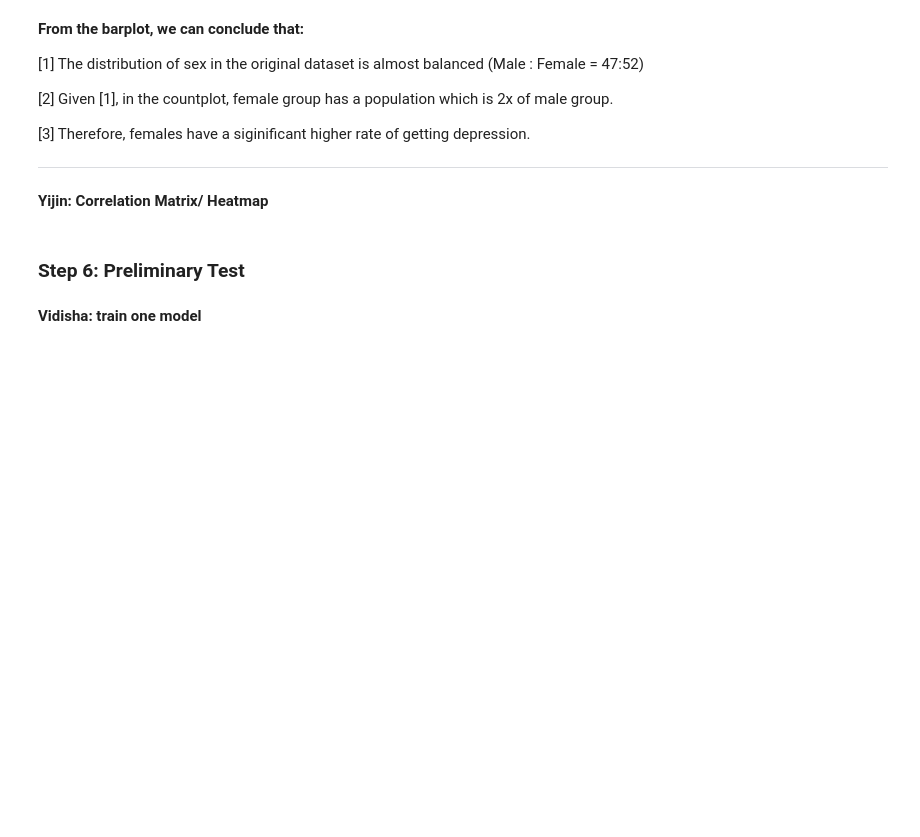
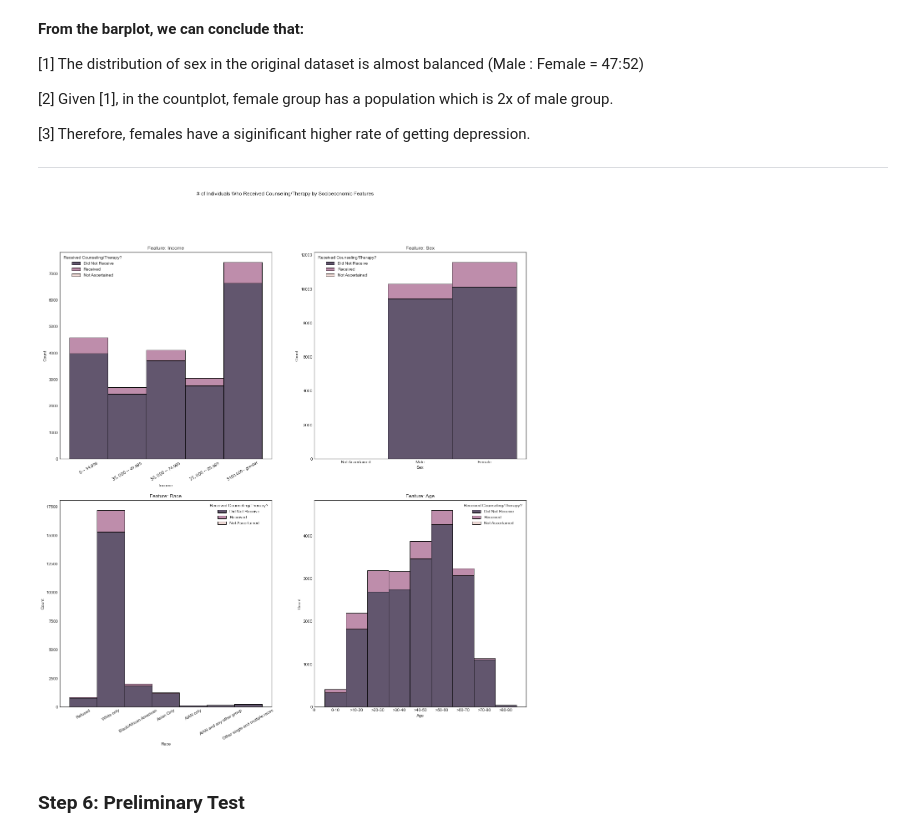
Before and after one commit to vidishac/Data_Mining_Project, a Jupyter notebook: Data_Cleaning_Project.ipynb, the cells around one changed output. Saved outputs shown, nothing was run; the diff lists cells and outputs as text; code cells hidden in the pictures; blank space fills up the shorter version.

```diff
--- a/Data_Cleaning_Project.ipynb
+++ b/Data_Cleaning_Project.ipynb
@@ -322,9 +326,52 @@ plt.xticks([0,1], ['Male','Female'])
 [3] Therefore, females have a siginificant higher rate of getting depression.
 
 ---
-# %% [markdown]
-**Yijin: Correlation Matrix/ Heatmap**
+# %%
+df_graph = df_cate.copy()
+df_graph[rv_cat['Variable Names'].tolist()] = df_graph[rv_cat['Variable Names'].tolist()].replace(100, 0)
+
+fig, axes = plt.subplots(2, 2, figsize=(20,20))
+fig.suptitle('# of Individuals Who Received Counseling/Therapy by Socioeconomic Features')
+ax1 = sns.histplot(ax=axes[0,0], multiple="stack", discrete=True, x="INCGRP_A",
+                   hue="MHTHRPY_A", data=df_graph, stat="count", legend=False)
+ax1.legend(title='Received Counseling/Therapy?', labels = ['Did Not Receive', 'Received', 'Not Ascertained'])
+labels = ['Not Ascertained','$0 - $34,999','$35,000 - $49,999','$50,000 - $74,999','$75,000 - $99,999','$100,000 - greater']
+ax1.set_xticklabels(labels, rotation=30);
+ax1.set_title('Feature: Income')
+ax1.set_xlabel('Income')
+
+ax2 = sns.histplot(ax=axes[0,1], multiple="stack", discrete=True, x="SEX_A",
+                   hue="MHTHRPY_A", data=df_graph, stat="count", legend=False)
+ax2.legend(title='Received Counseling/Therapy?', labels = ['Did Not Receive', 'Received', 'Not Ascertained'])
+ax2.xaxis.set_ticks(np.arange(0, 3, 1))
+labels = ["Not Ascertained", "Male", "Female"]
+ax2.set_xticklabels(labels);
+ax2.set_title('Feature: Sex')
+ax2.set_xlabel('Sex')
+
+ax3 = sns.histplot(ax=axes[1,0], multiple="stack", discrete=True, x="RACEALLP_A",
+                   hue="MHTHRPY_A", data=df_graph, stat="count", legend=False)
+labels = ['Refused', 'White only', 'Black/African American',
+         'Asian Only', 'AIAN only', 'AIAN and any other group', 'Other single and multiple races']
+ax3.legend(title='Received Counseling/Therapy?', labels = ['Did Not Receive', 'Received', 'Not Ascertained'])
+ax3.xaxis.set_ticks(np.arange(0, 7, 1))
+ax3.set_xticklabels(labels, rotation=30);
+ax3.set_title('Feature: Race')
+ax3.set_xlabel('Race')
+
+bins = np.arange(1, 10) * 10
+df_copy = df_graph.copy()
+df_copy['age category'] = np.digitize(df_graph['AGEP_A'], bins, right=True)
+ax4 = sns.histplot(ax=axes[1,1], multiple="stack", discrete=True, x="age category",
+                   hue="MHTHRPY_A", data=df_copy, stat="count", legend=False)
+ax4.legend(title='Received Counseling/Therapy?', labels = ['Did Not Receive', 'Received', 'Not Ascertained'])
+labels = ['0', '0-10', '>10-20', '>20-30',
+         '>30-40', '>40-50', '>50-60', '>60-70', '>70-80', '>80-90']
+ax4.xaxis.set_ticks(np.arange(0, 10, 1))
+ax4.set_xticklabels(labels);
+ax4.set_title('Feature: Age')
+ax4.set_xlabel('Age');
+# %% [output]
+[figure, added]
 # %% [markdown]
 ### Step 6: Preliminary Test
-# %% [markdown]
-**Vidisha: train one model**
```
Also changed, not shown: parts of 6 cells of this notebook.
